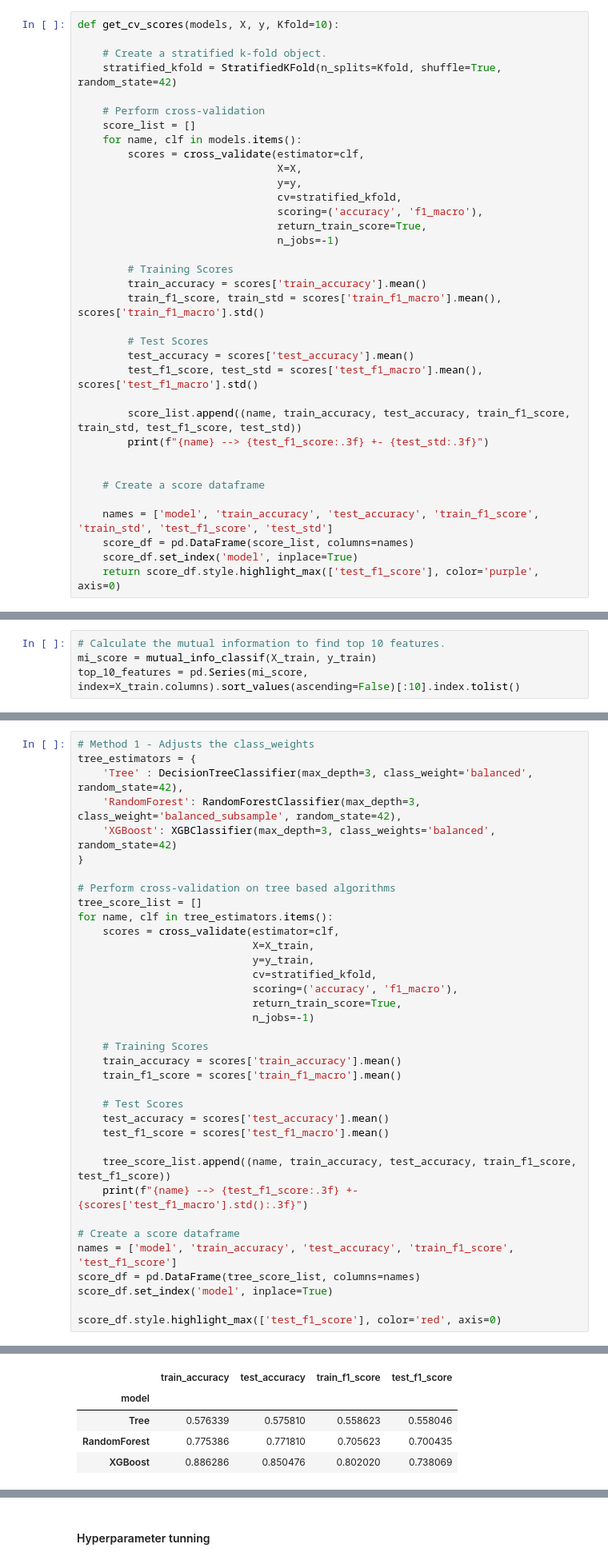
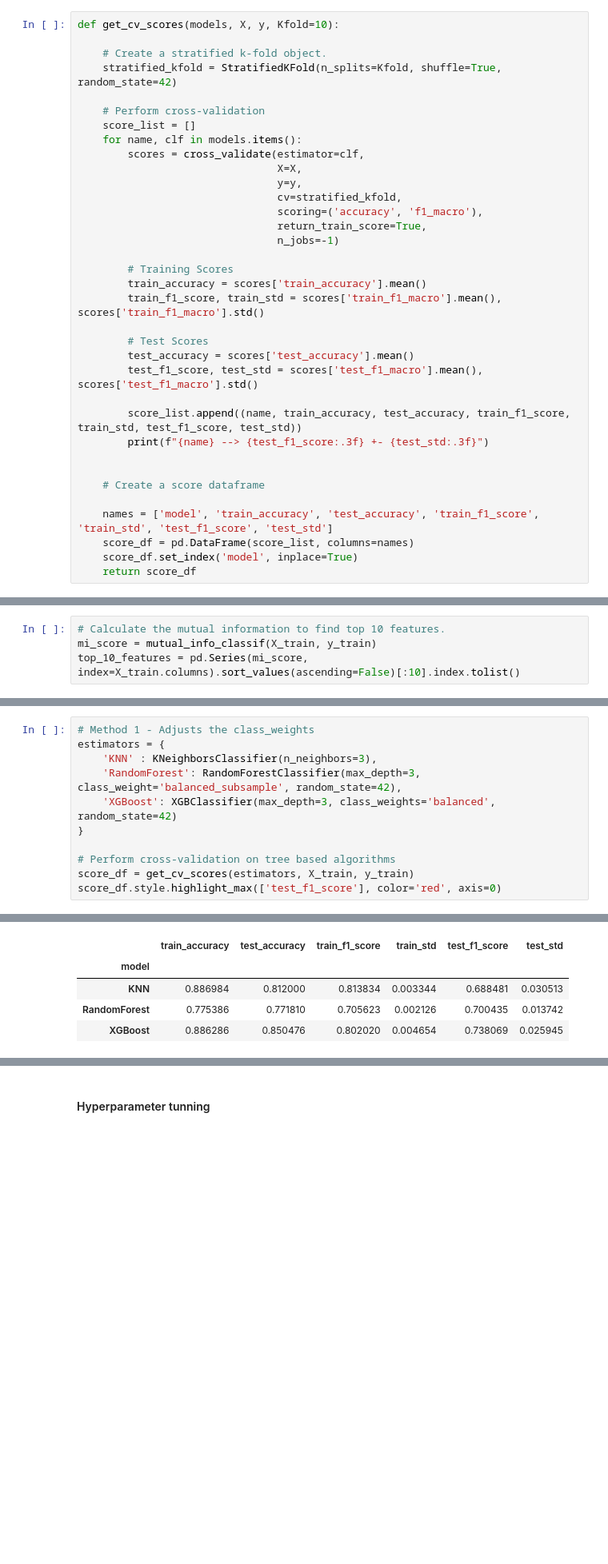
Before and after one commit to madhuri-15/Machine-learning-Projects, a Jupyter notebook: customer-churn-predictions/Notebooks/model-evaluation.ipynb, the cells around one changed output, grey strips where cells are left out. Shown at 80% size. Cells and saved outputs as stored; diff of their text form; blank space fills up the shorter version.

```diff
--- a/customer-churn-predictions/Notebooks/model-evaluation.ipynb
+++ b/customer-churn-predictions/Notebooks/model-evaluation.ipynb
@@ -67,7 +67,7 @@ def get_cv_scores(models, X, y, Kfold=10):
     names = ['model', 'train_accuracy', 'test_accuracy', 'train_f1_score', 'train_std', 'test_f1_score', 'test_std']
     score_df = pd.DataFrame(score_list, columns=names)
     score_df.set_index('model', inplace=True)
-    return score_df.style.highlight_max(['test_f1_score'], color='purple', axis=0)
+    return score_df
 # %%
 # Model selection of base estimator
 models = {
@@ -251,38 +184,13 @@ print("Class Weights:", class_weights)
 Class Weights: {0: 0.6339048539000242, 1: 2.3669972948602345}
 # %%
 # Method 1 - Adjusts the class_weights
-tree_estimators = {
-    'Tree' : DecisionTreeClassifier(max_depth=3, class_weight='balanced', random_state=42),
+estimators = {
+    'KNN' : KNeighborsClassifier(n_neighbors=3),
     'RandomForest': RandomForestClassifier(max_depth=3, class_weight='balanced_subsample', random_state=42),
     'XGBoost': XGBClassifier(max_depth=3, class_weights='balanced', random_state=42)
 }
 
 # Perform cross-validation on tree based algorithms
-tree_score_list = []
-for name, clf in tree_estimators.items():
-    scores = cross_validate(estimator=clf,
-                            X=X_train,
-                            y=y_train,
-                            cv=stratified_kfold,
-                            scoring=('accuracy', 'f1_macro'),
-                            return_train_score=True,
-                            n_jobs=-1)
-
-    # Training Scores
-    train_accuracy = scores['train_accuracy'].mean()
-    train_f1_score = scores['train_f1_macro'].mean()
-
-    # Test Scores
-    test_accuracy = scores['test_accuracy'].mean()
-    test_f1_score = scores['test_f1_macro'].mean()
-
-    tree_score_list.append((name, train_accuracy, test_accuracy, train_f1_score, test_f1_score))
-    print(f"{name} --> {test_f1_score:.3f} +- {scores['test_f1_macro'].std():.3f}")
-
-# Create a score dataframe
-names = ['model', 'train_accuracy', 'test_accuracy', 'train_f1_score', 'test_f1_score']
-score_df = pd.DataFrame(tree_score_list, columns=names)
-score_df.set_index('model', inplace=True)
-
+score_df = get_cv_scores(estimators, X_train, y_train)
 score_df.style.highlight_max(['test_f1_score'], color='red', axis=0)
 # %% [output]
@@ -290,8 +198,8 @@ Tree --> 0.558 +- 0.012
 RandomForest --> 0.700 +- 0.014
 XGBoost --> 0.738 +- 0.026
-|  | train_accuracy | test_accuracy | train_f1_score | test_f1_score |
-| model |  |  |  |  |
-| Tree | 0.576339 | 0.575810 | 0.558623 | 0.558046 |
-| RandomForest | 0.775386 | 0.771810 | 0.705623 | 0.700435 |
-| XGBoost | 0.886286 | 0.850476 | 0.802020 | 0.738069 |
+|  | train_accuracy | test_accuracy | train_f1_score | train_std | test_f1_score | test_std |
+| model |  |  |  |  |  |  |
+| KNN | 0.886984 | 0.812000 | 0.813834 | 0.003344 | 0.688481 | 0.030513 |
+| RandomForest | 0.775386 | 0.771810 | 0.705623 | 0.002126 | 0.700435 | 0.013742 |
+| XGBoost | 0.886286 | 0.850476 | 0.802020 | 0.004654 | 0.738069 | 0.025945 |
 # %% [markdown]
```
Also changed, not shown: parts of 31 cells of this notebook, 2 other files.
